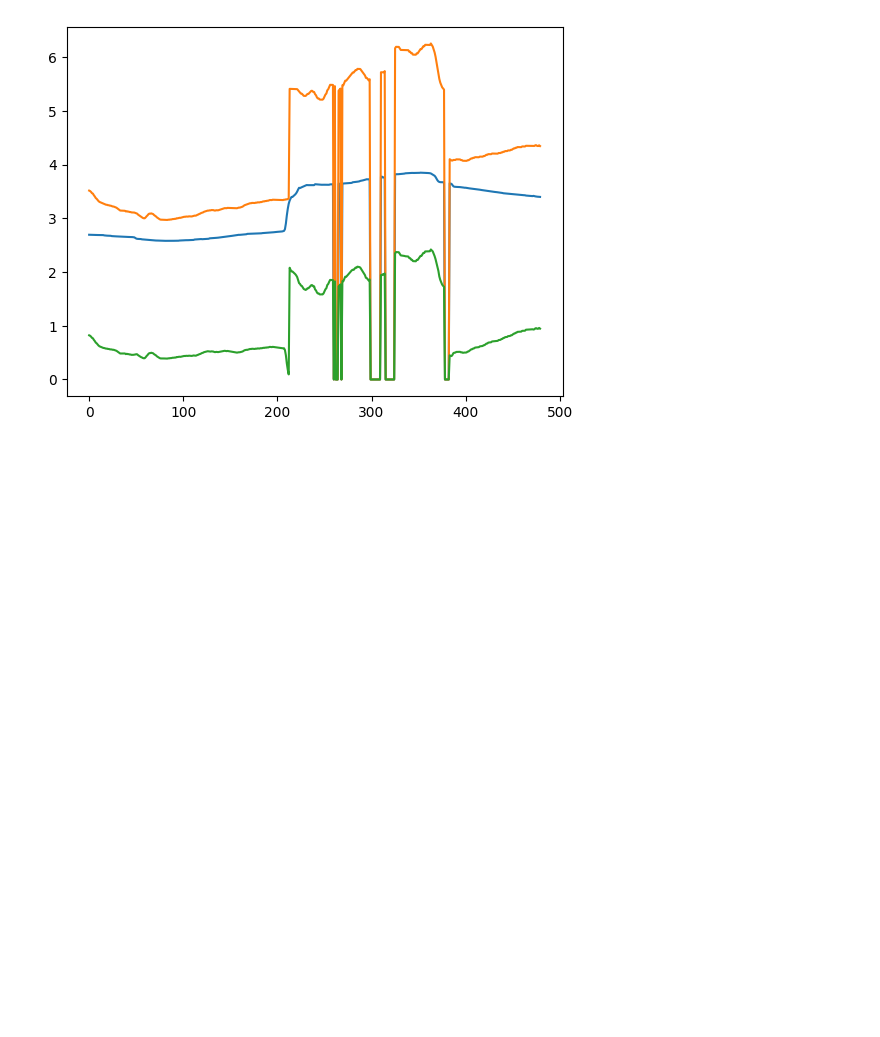
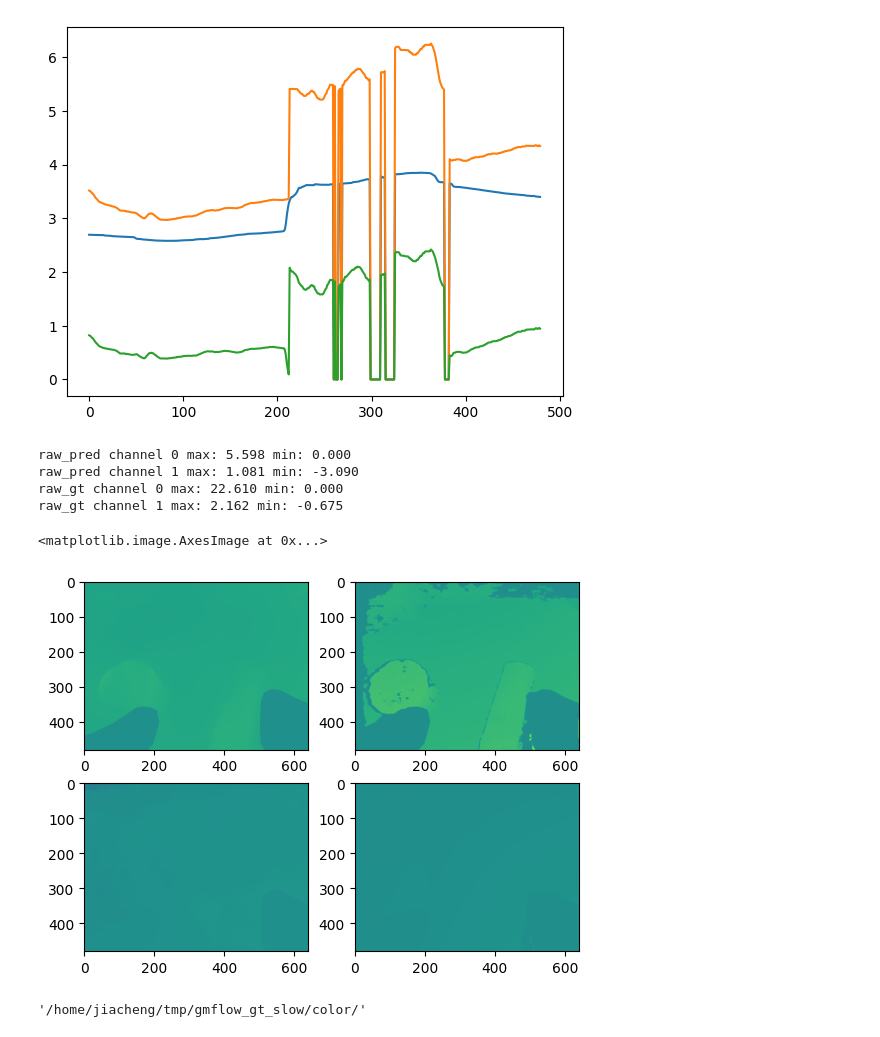
Before and after one commit to kracon7/feature_tracking, a Jupyter notebook: feature_tracking/test.ipynb, the cells around one changed output. Drawn from its saved outputs; the diff is of its cells as text; code cells hidden in the pictures; blank space fills up the shorter version.

```diff
--- a/feature_tracking/test.ipynb
+++ b/feature_tracking/test.ipynb
@@ -89,3 +111,52 @@ plt.plot(lines)
  <matplotlib.lines.Line2D at 0x...>,
  <matplotlib.lines.Line2D at 0x...>]
 [figure]
+# %%
+import os
+import numpy as np
+from glob import glob
+
+raw_pred_dir = '/home/jiacheng/tmp/gmflow_gt_slow/pred_things_with_refinement/flow_raw_pred/'
+raw_gt_dir = '/home/jiacheng/tmp/gmflow_gt_slow/flow_raw_gt/'
+color_dir = '/home/jiacheng/tmp/gmflow_gt_slow/color/'
+
+idx = 120
+
+raw_pred_files = sorted(glob(raw_pred_dir + '*'))
+raw_gt_files = sorted(glob(raw_gt_dir + '*'))
+color_files = sorted(glob(color_dir + '*'))
+raw_pred = np.load(raw_pred_files[idx])
+raw_gt = np.load(raw_gt_files[idx])
+print('raw_pred channel 0 max: %.3f min: %.3f'%(
+            raw_pred[:,:,0].max(), raw_pred[:,:,0].min()))
+print('raw_pred channel 1 max: %.3f min: %.3f'%(
+            raw_pred[:,:,1].max(), raw_pred[:,:,1].min()))
+print('raw_gt channel 0 max: %.3f min: %.3f'%(
+            raw_gt[:,:,0].max(), raw_gt[:,:,0].min()))
+print('raw_gt channel 1 max: %.3f min: %.3f'%(
+            raw_gt[:,:,1].max(), raw_gt[:,:,1].min()))
+# %% [output]
+raw_pred channel 0 max: 5.598 min: 0.000
+raw_pred channel 1 max: 1.081 min: -3.090
+raw_gt channel 0 max: 22.610 min: 0.000
+raw_gt channel 1 max: 2.162 min: -0.675
+# %%
+f, axes = plt.subplots(2, 2)
+
+# Normalize flow
+max_val = 20
+min_val = -20
+raw_gt = (raw_gt - min_val) / (max_val - min_val)
+raw_pred = (raw_pred - min_val) / (max_val - min_val)
+
+axes[0,0].imshow(raw_pred[:,:,0], vmin=0, vmax=1)
+axes[0,1].imshow(raw_gt[:,:,0], vmin=0, vmax=1)
+axes[1,0].imshow(raw_pred[:,:,1], vmin=0, vmax=1)
+axes[1,1].imshow(raw_gt[:,:,1], vmin=0, vmax=1)
+# %% [output]
+<matplotlib.image.AxesImage at 0x...>
+[figure, added]
+# %%
+color_dir
+# %% [output]
+'/home/jiacheng/tmp/gmflow_gt_slow/color/'
```
Also changed, not shown: parts of 2 cells of this notebook, 3 other files.
